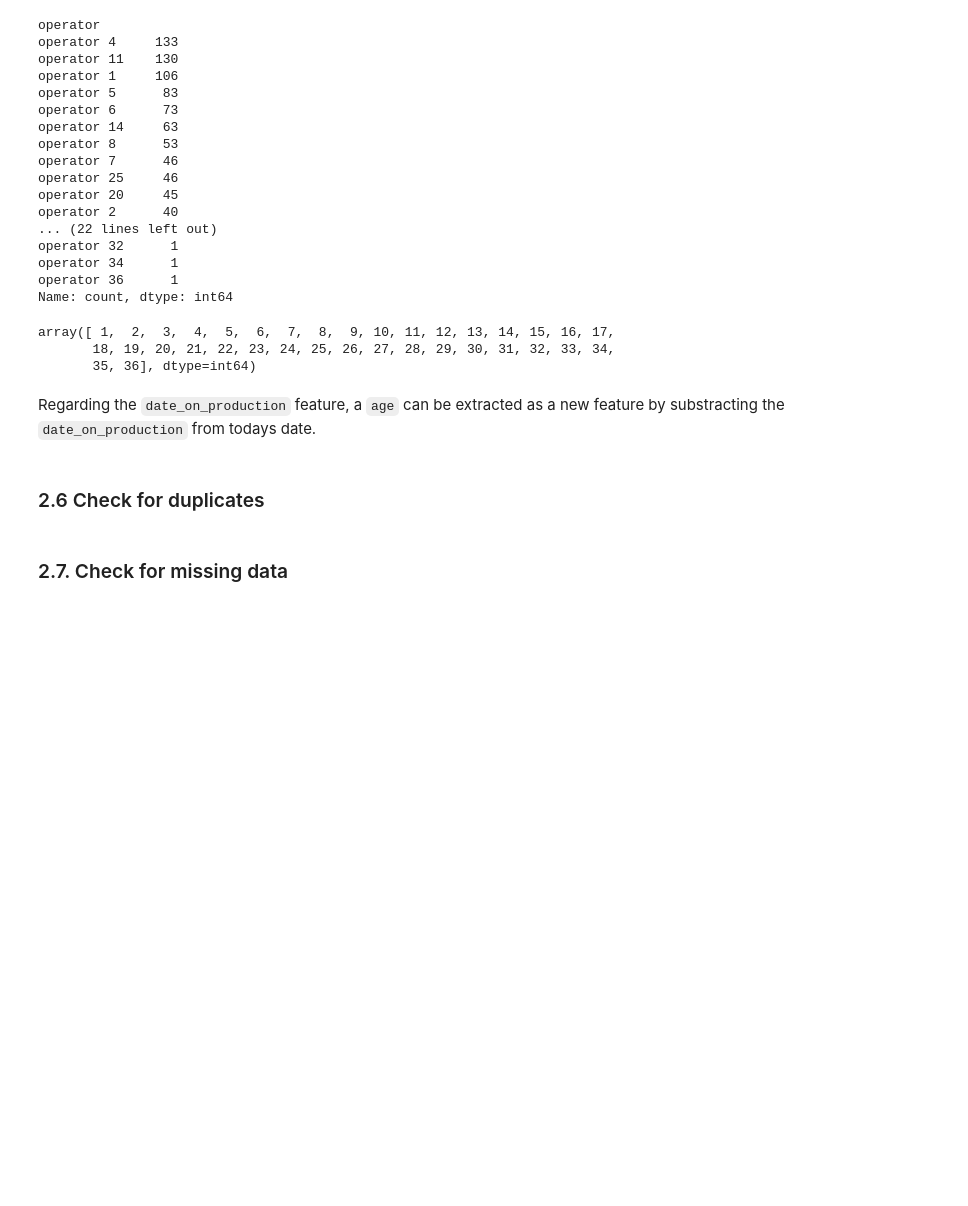
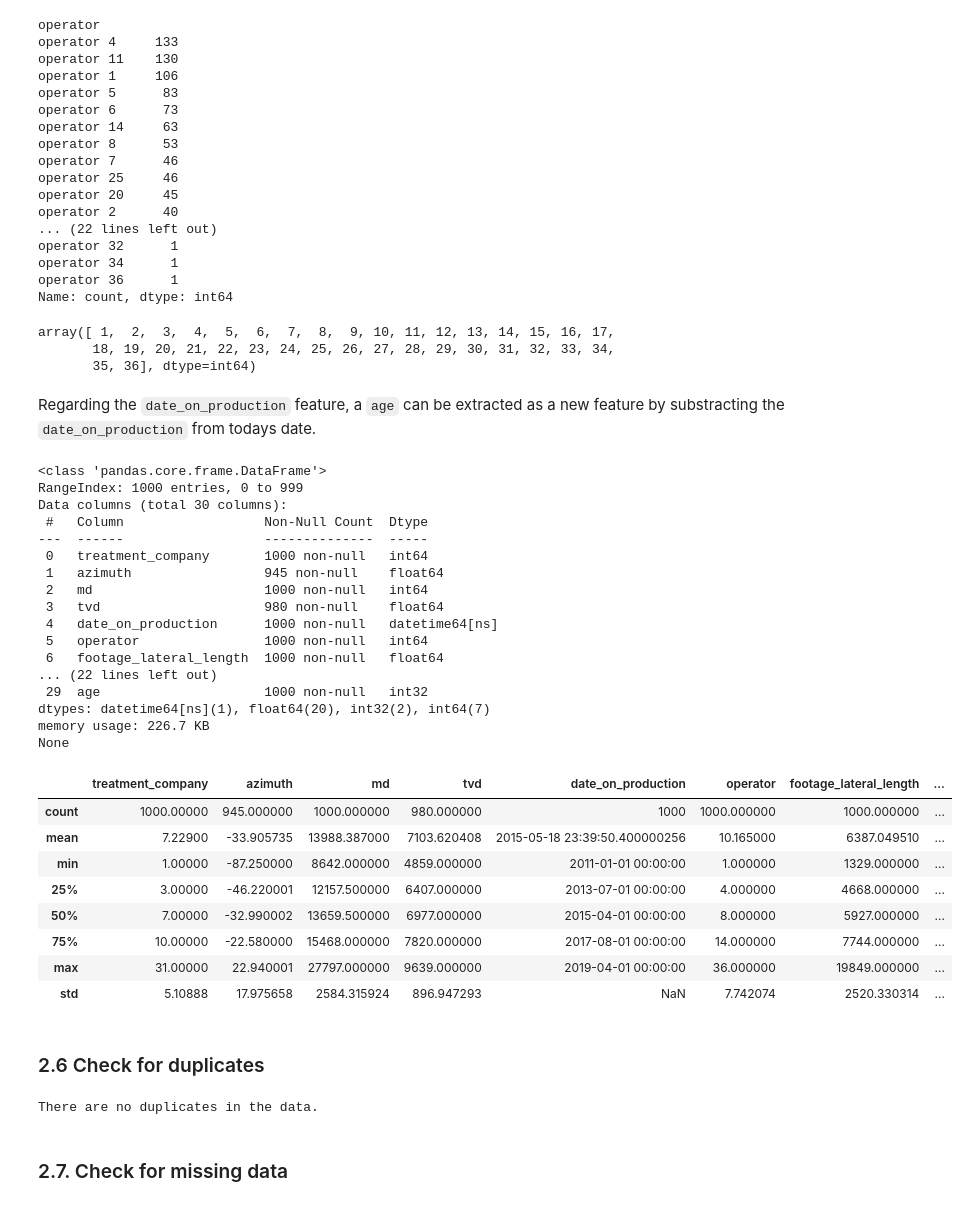
Before and after one commit to AlbertoMPalacioBastos/ML-model-for-production-prediction, a Jupyter notebook: ML-model-for-production-prediction.ipynb, the cells around one changed output. Drawn from its saved outputs; the diff is of its cells as text; code cells hidden in the pictures; blank space fills up the shorter version.

```diff
--- a/ML-model-for-production-prediction.ipynb
+++ b/ML-model-for-production-prediction.ipynb
@@ -250,9 +250,39 @@ array([ 1,  2,  3,  4,  5,  6,  7,  8,  9, 10, 11, 12, 13, 14, 15, 16, 17,
 # %% [markdown]
 Regarding the `date_on_production` feature, a `age` can be extracted as a new feature by substracting the `date_on_production` from todays date.
 # %%
-from datetime import datetime
+from datetime import date
 df1['date_on_production'] = pd.to_datetime(df1['date_on_production'])
-df1['age']
+df1['year_on_production'] = df1['date_on_production'].dt.year
+df1['age'] = date.today().year - df1['year_on_production']
+print(df1.info())
+df1.describe(include='all')
+# %% [output]
+<class 'pandas.core.frame.DataFrame'>
+RangeIndex: 1000 entries, 0 to 999
+Data columns (total 30 columns):
+ #   Column                  Non-Null Count  Dtype
+---  ------                  --------------  -----
+ 0   treatment_company       1000 non-null   int64
+ 1   azimuth                 945 non-null    float64
+ 2   md                      1000 non-null   int64
+ 3   tvd                     980 non-null    float64
+ 4   date_on_production      1000 non-null   datetime64[ns]
+ 5   operator                1000 non-null   int64
+ 6   footage_lateral_length  1000 non-null   float64
+... (22 lines left out)
+ 29  age                     1000 non-null   int32
+dtypes: datetime64[ns](1), float64(20), int32(2), int64(7)
+memory usage: 226.7 KB
+None
+|  | treatment_company | azimuth | md | tvd | date_on_production | operator | footage_lateral_length | ... |
+| count | 1000.00000 | 945.000000 | 1000.000000 | 980.000000 | 1000 | 1000.000000 | 1000.000000 | ... |
+| mean | 7.22900 | -33.905735 | 13988.387000 | 7103.620408 | 2015-05-18 23:39:50.400000256 | 10.165000 | 6387.049510 | ... |
+| min | 1.00000 | -87.250000 | 8642.000000 | 4859.000000 | 2011-01-01 00:00:00 | 1.000000 | 1329.000000 | ... |
+| 25% | 3.00000 | -46.220001 | 12157.500000 | 6407.000000 | 2013-07-01 00:00:00 | 4.000000 | 4668.000000 | ... |
+| 50% | 7.00000 | -32.990002 | 13659.500000 | 6977.000000 | 2015-04-01 00:00:00 | 8.000000 | 5927.000000 | ... |
+| 75% | 10.00000 | -22.580000 | 15468.000000 | 7820.000000 | 2017-08-01 00:00:00 | 14.000000 | 7744.000000 | ... |
+| max | 31.00000 | 22.940001 | 27797.000000 | 9639.000000 | 2019-04-01 00:00:00 | 36.000000 | 19849.000000 | ... |
+| std | 5.10888 | 17.975658 | 2584.315924 | 896.947293 | NaN | 7.742074 | 2520.330314 | ... |
 # %% [markdown]
 ### 2.6 Check for duplicates
 # %%
@@ -263,6 +293,8 @@ if duplicates>0 :
     print('Percentage of dupicated data:', round(duplicates/total_rows*100, 2) ,'%')
 else:
     print('There are no duplicates in the data.')
+# %% [output]
+There are no duplicates in the data.
 # %% [markdown]
 ### 2.7. Check for missing data
 # %%
```
Also changed, not shown: parts of 9 cells of this notebook.
